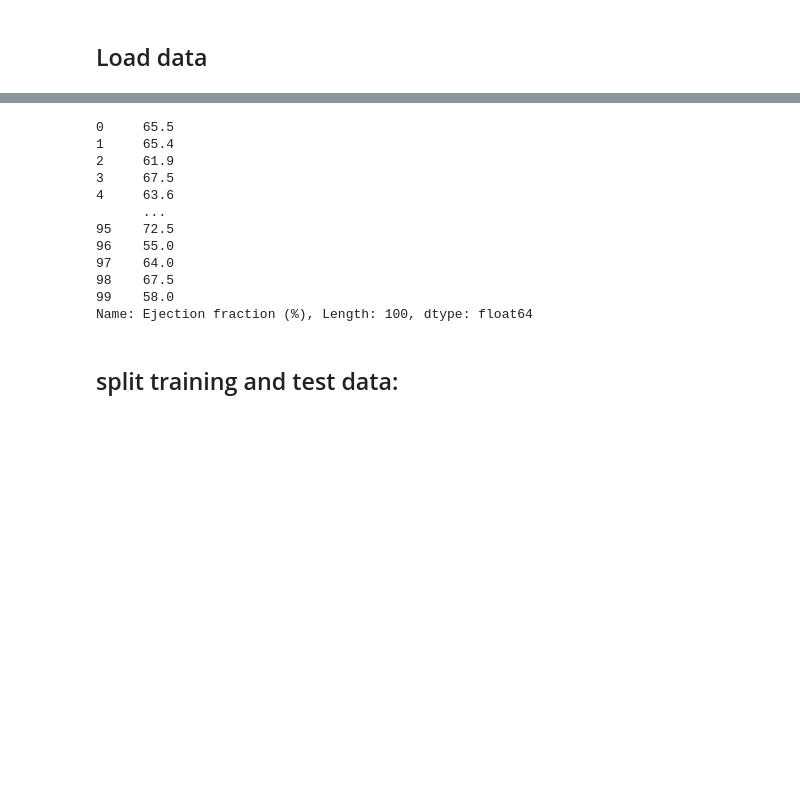
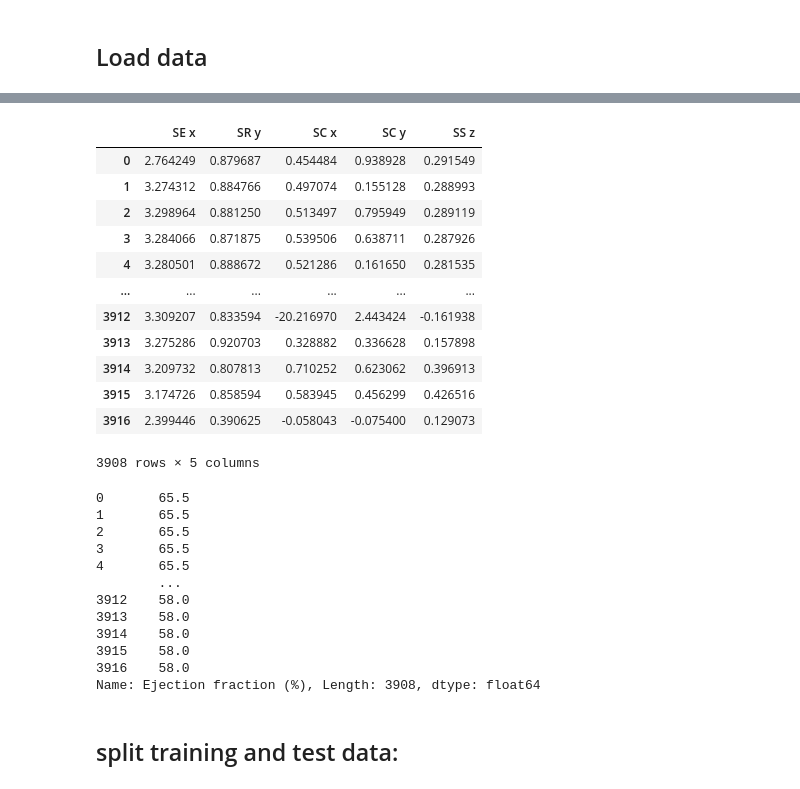
Before and after one commit to eccemerrin/Gyrocardiogram, a Jupyter notebook: Phase 2/gyro/10sec/Training/model performances on ejection fraction-5 features-MAPE.ipynb, the cells around one changed output, grey strips where cells are left out. Cells and saved outputs as stored; diff of their text form; code cells hidden in the pictures; blank space fills up the shorter version.

```diff
--- a/Phase 2/gyro/10sec/Training/model performances on ejection fraction-5 features-MAPE.ipynb
+++ b/Phase 2/gyro/10sec/Training/model performances on ejection fraction-5 features-MAPE.ipynb
@@ -30,19 +44,36 @@ X
+# %%
+X = X.drop(idx)
+X
+# %% [output]
+|  | SE x | SR y | SC x | SC y | SS z |
+| 0 | 2.764249 | 0.879687 | 0.454484 | 0.938928 | 0.291549 |
+| 1 | 3.274312 | 0.884766 | 0.497074 | 0.155128 | 0.288993 |
+| 2 | 3.298964 | 0.881250 | 0.513497 | 0.795949 | 0.289119 |
+| 3 | 3.284066 | 0.871875 | 0.539506 | 0.638711 | 0.287926 |
+| 4 | 3.280501 | 0.888672 | 0.521286 | 0.161650 | 0.281535 |
+| ... | ... | ... | ... | ... | ... |
+| 3912 | 3.309207 | 0.833594 | -20.216970 | 2.443424 | -0.161938 |
+| 3913 | 3.275286 | 0.920703 | 0.328882 | 0.336628 | 0.157898 |
+| 3914 | 3.209732 | 0.807813 | 0.710252 | 0.623062 | 0.396913 |
+| 3915 | 3.174726 | 0.858594 | 0.583945 | 0.456299 | 0.426516 |
+| 3916 | 2.399446 | 0.390625 | -0.058043 | -0.075400 | 0.129073 |
+3908 rows × 5 columns
 # %%
-y = pd.read_csv(path + "target_df.csv", index_col = 0).iloc[:,0]
+y = pd.read_csv(path + "target_df_10sec.csv", index_col = 0).drop(idx).iloc[:,0]
 y
 # %% [output]
-0     65.5
-1     65.4
-2     61.9
-3     67.5
-4     63.6
-      ...
-95    72.5
-96    55.0
-97    64.0
-98    67.5
-99    58.0
-Name: Ejection fraction (%), Length: 100, dtype: float64
+0       65.5
+1       65.5
+2       65.5
+3       65.5
+4       65.5
+        ...
+3912    58.0
+3913    58.0
+3914    58.0
+3915    58.0
+3916    58.0
+Name: Ejection fraction (%), Length: 3908, dtype: float64
 # %% [markdown]
 ## split training and test data:
 # %%
```
Also changed, not shown: parts of 15 cells of this notebook, 4 other files.
